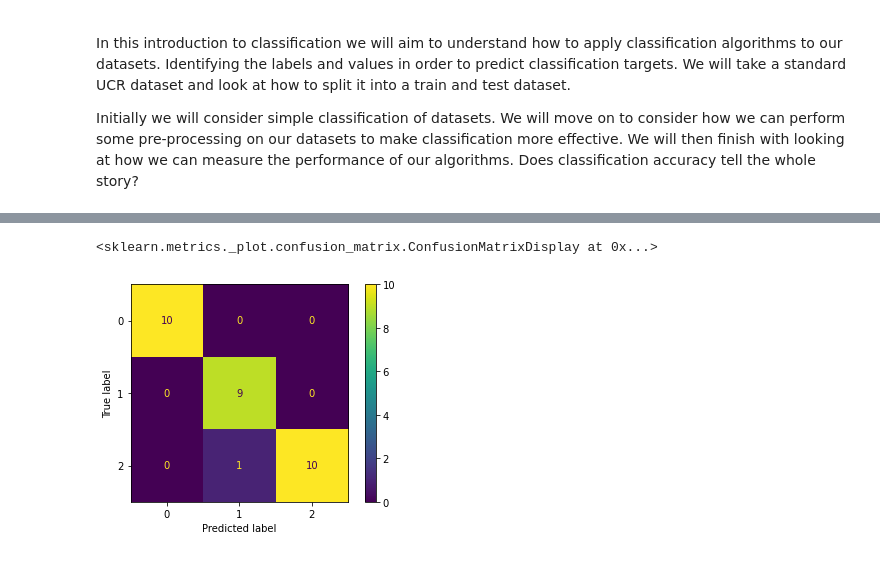
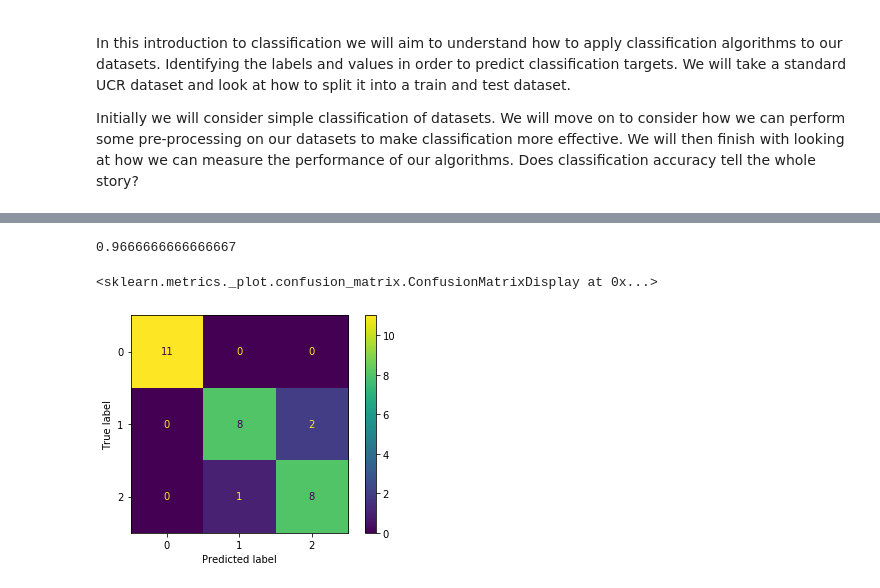
Before and after one commit to ABostrom/DataMiningExamples, a Jupyter notebook: Labsheets/Lab4/Lab4_Classification.ipynb, the cells around one changed output, grey strips where cells are left out. Drawn from its saved outputs; the diff is of its cells as text; code cells hidden in the pictures.

```diff
--- a/Labsheets/Lab4/Lab4_Classification.ipynb
+++ b/Labsheets/Lab4/Lab4_Classification.ipynb
@@ -65,0 +48,6 @@ y_hat = clf.predict(X_test_norm)
+# %%
+from sklearn.preprocessing import Normalizer
+
+normalizer = Normalizer(norm='l2')
+X_train = normalizer.fit_transform(X_train)
+X_test = normalizer.transform(X_test)
@@ -65,0 +76,4 @@ y_hat = clf.predict(X_test_norm)
+# %%
+from sklearn.tree import DecisionTreeClassifier
+
+clf = DecisionTreeClassifier(criterion='entropy')
@@ -65,0 +84,2 @@ y_hat = clf.predict(X_test_norm)
+# %%
+clf.fit(X_train,y_train);
@@ -65,0 +90,2 @@ y_hat = clf.predict(X_test_norm)
+# %%
+y_hat = clf.predict(X_test)
@@ -66,20 +99,21 @@ y_hat = clf.predict(X_test_norm)
 # %%
-#calculate the score - accuracy / error or other metrics.
-
 from sklearn.metrics import accuracy_score
 
 accuracy = accuracy_score(y_test, y_hat)
+accuracy
+# %% [output]
+0.9666666666666667
 # %%
 #Making the Confusion Matrix
 
 from sklearn.metrics import confusion_matrix
 
 #we can get the confusion matrix
 cm = confusion_matrix(y_test, y_hat)
 
 #we can plot it
 from sklearn.metrics import plot_confusion_matrix
-plot_confusion_matrix(clf, X_test_norm, y_test)
+plot_confusion_matrix(clf, X_test, y_test)
 # %% [output]
 <sklearn.metrics._plot.confusion_matrix.ConfusionMatrixDisplay at 0x...>
-[figure, old version]
+[figure, new version]
```
Also changed, not shown: parts of 15 cells of this notebook.
